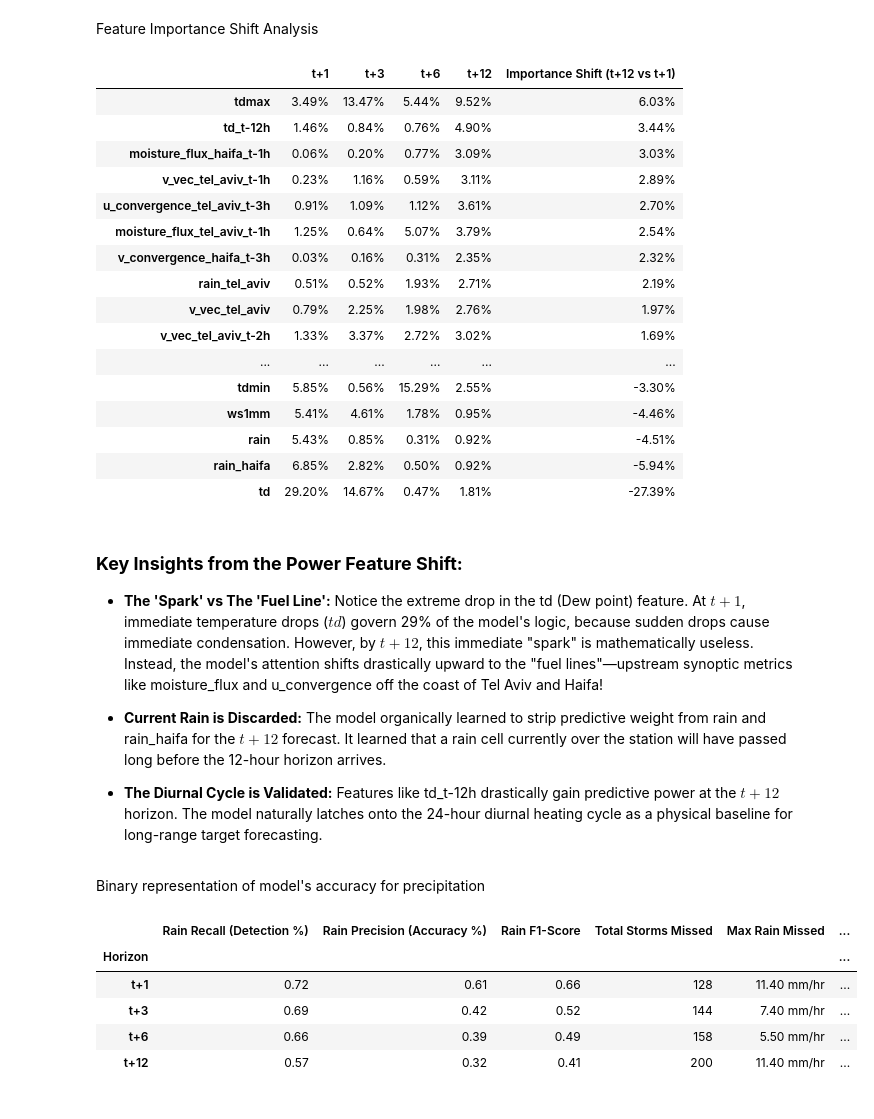
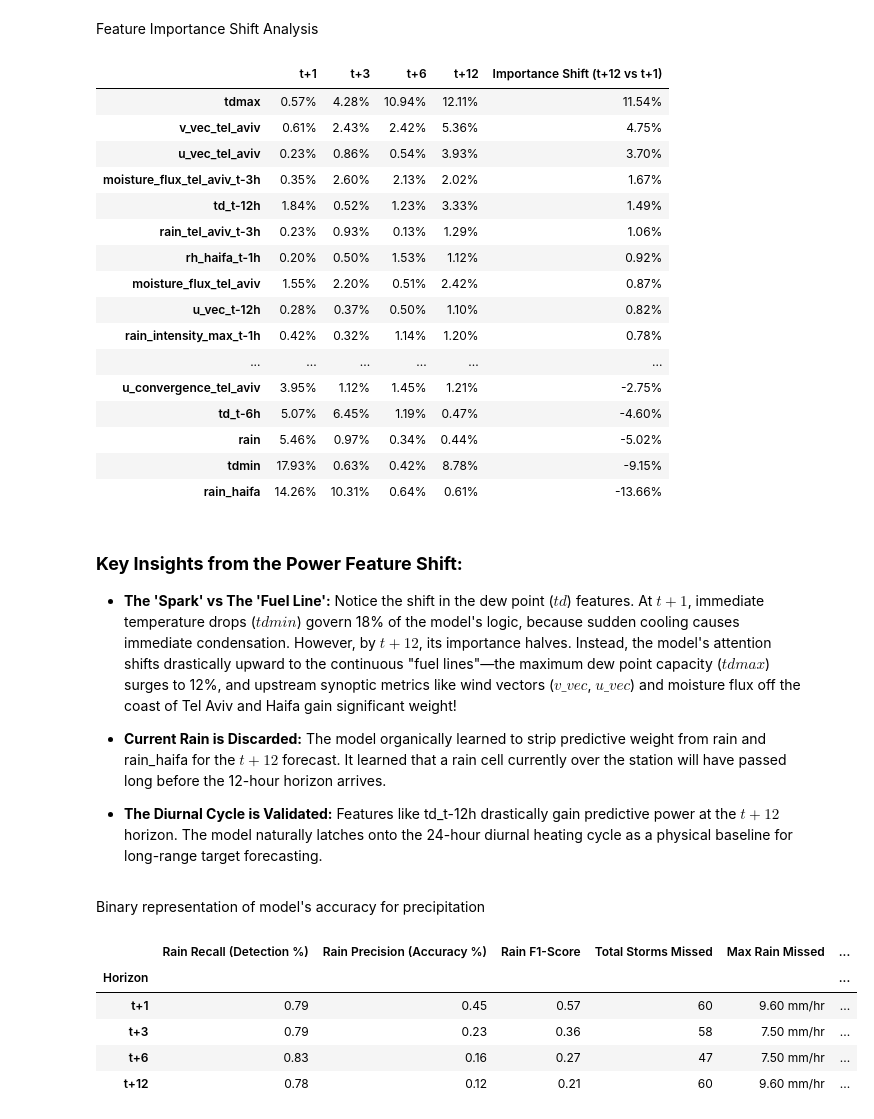
Before and after one commit to jadosh123/SparseData-AI-Precipitation-Forecasting, a Jupyter notebook: src/weather_engine/single_point_forecast.ipynb, the cells around one changed output. Saved outputs shown, nothing was run; the diff lists cells and outputs as text; code cells hidden in the pictures.

```diff
--- a/src/weather_engine/single_point_forecast.ipynb
+++ b/src/weather_engine/single_point_forecast.ipynb
@@ -183,7 +183,7 @@ def create_production_backbone(raw_start_str, raw_end_str, max_lag_hours, freq='
 
 df_backbone = create_production_backbone(
     raw_start_str="2020-01-01 00:00:00",
-    raw_end_str="2025-01-01 00:00:00",
+    raw_end_str="2026-01-01 00:00:00",
     max_lag_hours=24
 )
 
@@ -437,8 +437,8 @@ models = {}
 predictions = {}
 test_sets = {} # Extremely useful for running your metric functions later!
 
-val_start_date = "2023-01-01"
-test_start_date = "2024-01-01"
+val_start_date = "2024-01-01"
+test_start_date = "2025-01-01"
 ignore_cols = ['timestamp', 'station_id', 'longitude', 'latitude']
 
 for lag in target_lags:
@@ -631,26 +631,26 @@ df_importance_styled = df_importance.style.background_gradient(cmap='RdYlGn', su
 display(df_importance_styled)
 # %% [output]
 |  | t+1 | t+3 | t+6 | t+12 | Importance Shift (t+12 vs t+1) |
-| tdmax | 3.49% | 13.47% | 5.44% | 9.52% | 6.03% |
-| td_t-12h | 1.46% | 0.84% | 0.76% | 4.90% | 3.44% |
-| moisture_flux_haifa_t-1h | 0.06% | 0.20% | 0.77% | 3.09% | 3.03% |
-| v_vec_tel_aviv_t-1h | 0.23% | 1.16% | 0.59% | 3.11% | 2.89% |
-| u_convergence_tel_aviv_t-3h | 0.91% | 1.09% | 1.12% | 3.61% | 2.70% |
-| moisture_flux_tel_aviv_t-1h | 1.25% | 0.64% | 5.07% | 3.79% | 2.54% |
-| v_convergence_haifa_t-3h | 0.03% | 0.16% | 0.31% | 2.35% | 2.32% |
-| rain_tel_aviv | 0.51% | 0.52% | 1.93% | 2.71% | 2.19% |
-| v_vec_tel_aviv | 0.79% | 2.25% | 1.98% | 2.76% | 1.97% |
-| v_vec_tel_aviv_t-2h | 1.33% | 3.37% | 2.72% | 3.02% | 1.69% |
+| tdmax | 0.57% | 4.28% | 10.94% | 12.11% | 11.54% |
+| v_vec_tel_aviv | 0.61% | 2.43% | 2.42% | 5.36% | 4.75% |
+| u_vec_tel_aviv | 0.23% | 0.86% | 0.54% | 3.93% | 3.70% |
+| moisture_flux_tel_aviv_t-3h | 0.35% | 2.60% | 2.13% | 2.02% | 1.67% |
+| td_t-12h | 1.84% | 0.52% | 1.23% | 3.33% | 1.49% |
+| rain_tel_aviv_t-3h | 0.23% | 0.93% | 0.13% | 1.29% | 1.06% |
+| rh_haifa_t-1h | 0.20% | 0.50% | 1.53% | 1.12% | 0.92% |
+| moisture_flux_tel_aviv | 1.55% | 2.20% | 0.51% | 2.42% | 0.87% |
+| u_vec_t-12h | 0.28% | 0.37% | 0.50% | 1.10% | 0.82% |
+| rain_intensity_max_t-1h | 0.42% | 0.32% | 1.14% | 1.20% | 0.78% |
 | ... | ... | ... | ... | ... | ... |
-| tdmin | 5.85% | 0.56% | 15.29% | 2.55% | -3.30% |
-| ws1mm | 5.41% | 4.61% | 1.78% | 0.95% | -4.46% |
-| rain | 5.43% | 0.85% | 0.31% | 0.92% | -4.51% |
-| rain_haifa | 6.85% | 2.82% | 0.50% | 0.92% | -5.94% |
-| td | 29.20% | 14.67% | 0.47% | 1.81% | -27.39% |
+| u_convergence_tel_aviv | 3.95% | 1.12% | 1.45% | 1.21% | -2.75% |
+| td_t-6h | 5.07% | 6.45% | 1.19% | 0.47% | -4.60% |
+| rain | 5.46% | 0.97% | 0.34% | 0.44% | -5.02% |
+| tdmin | 17.93% | 0.63% | 0.42% | 8.78% | -9.15% |
+| rain_haifa | 14.26% | 10.31% | 0.64% | 0.61% | -13.66% |
 # %% [markdown]
 ### **Key Insights from the Power Feature Shift:**
 
-- **The 'Spark' vs The 'Fuel Line':** Notice the extreme drop in the td (Dew point) feature. At $t+1$, immediate temperature drops ($td$) govern 29% of the model's logic, because sudden drops cause immediate condensation. However, by $t+12$, this immediate "spark" is mathematically useless. Instead, the model's attention shifts drastically upward to the "fuel lines"—upstream synoptic metrics like moisture_flux and u_convergence off the coast of Tel Aviv and Haifa!
+- **The 'Spark' vs The 'Fuel Line':** Notice the shift in the dew point ($td$) features. At $t+1$, immediate temperature drops ($tdmin$) govern 18% of the model's logic, because sudden cooling causes immediate condensation. However, by $t+12$, its importance halves. Instead, the model's attention shifts drastically upward to the continuous "fuel lines"—the maximum dew point capacity ($tdmax$) surges to 12%, and upstream synoptic metrics like wind vectors ($v\_vec$, $u\_vec$) and moisture flux off the coast of Tel Aviv and Haifa gain significant weight!
 
 - **Current Rain is Discarded:** The model organically learned to strip predictive weight from rain and rain_haifa for the $t+12$ forecast. It learned that a rain cell currently over the station will have passed long before the 12-hour horizon arrives.
 
@@ -668,14 +668,14 @@ for lag in target_lags:
     X_test_current = test_sets[lag]['X_test']
 
     y_test_bin = (y_test_current >= 0.1).astype(int)
-    preds_bin = (preds_current >= 0.5).astype(int)
+    preds_bin = (preds_current >= 0.1).astype(int)
 
-    # 1. Get Classification Metrics specifically for the "Rain" class (Class 1)
+    # Get Classification Metrics specifically for the "Rain" class (Class 1)
     precision, recall, f1, _ = precision_recall_fscore_support(
         y_test_bin, preds_bin, average='binary', zero_division=0)
 
     # 2. Replicate your Missed Rain Logic
-    mask_miss = (y_test_current >= 0.1) & (preds_current < 0.5)
+    mask_miss = (y_test_current >= 0.1) & (preds_current < 0.1)
     # Use loc to safely grab only the misses
     df_misses = X_test_current.loc[mask_miss].copy()
 
@@ -687,35 +687,35 @@ for lag in target_lags:
         df_misses['Actual'] = y_test_current.loc[mask_miss]
         events_missed = len(df_misses)
         max_miss = df_misses['Actual'].max()
         avg_miss = df_misses['Actual'].mean()
 
     # Append row
     summary_metrics.append({
         'Horizon': f't+{lag}',
         'Rain Recall (Detection %)': recall,
         'Rain Precision (Accuracy %)': precision,
         'Rain F1-Score': f1,
         'Total Storms Missed': events_missed,
         'Max Rain Missed': max_miss,
         'Avg Rain Missed': avg_miss
     })
 
 # 3. Output as a clean Pandas DataFrame table!
 df_metrics = pd.DataFrame(summary_metrics).set_index('Horizon')
 
 # Format the floats so they look perfect
 display(df_metrics.style.format({
     'Rain Recall (Detection %)': '{:.2f}',
     'Rain Precision (Accuracy %)': '{:.2f}',
     'Rain F1-Score': '{:.2f}',
     'Max Rain Missed': '{:.2f} mm/hr',
     'Avg Rain Missed': '{:.2f} mm/hr'
 }).background_gradient(cmap='YlOrRd', subset=['Total Storms Missed']))
 # %% [output]
 |  | Rain Recall (Detection %) | Rain Precision (Accuracy %) | Rain F1-Score | Total Storms Missed | Max Rain Missed | ... |
 | Horizon |  |  |  |  |  | ... |
-| t+1 | 0.72 | 0.61 | 0.66 | 128 | 11.40 mm/hr | ... |
-| t+3 | 0.69 | 0.42 | 0.52 | 144 | 7.40 mm/hr | ... |
-| t+6 | 0.66 | 0.39 | 0.49 | 158 | 5.50 mm/hr | ... |
-| t+12 | 0.57 | 0.32 | 0.41 | 200 | 11.40 mm/hr | ... |
+| t+1 | 0.79 | 0.45 | 0.57 | 60 | 9.60 mm/hr | ... |
+| t+3 | 0.79 | 0.23 | 0.36 | 58 | 7.50 mm/hr | ... |
+| t+6 | 0.83 | 0.16 | 0.27 | 47 | 7.50 mm/hr | ... |
+| t+12 | 0.78 | 0.12 | 0.21 | 60 | 9.60 mm/hr | ... |
 # %% [markdown]
```
Also changed, not shown: parts of 9 cells of this notebook.
